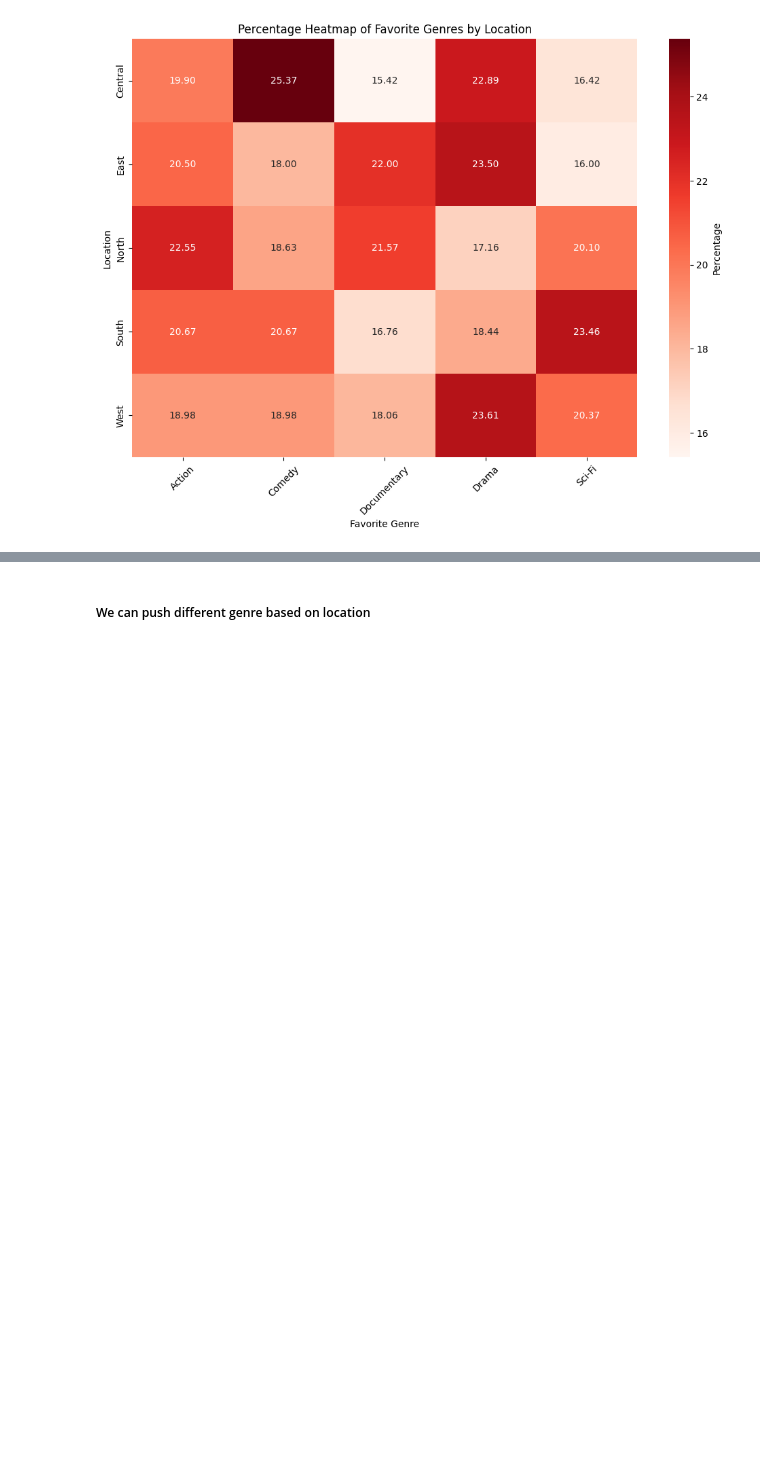
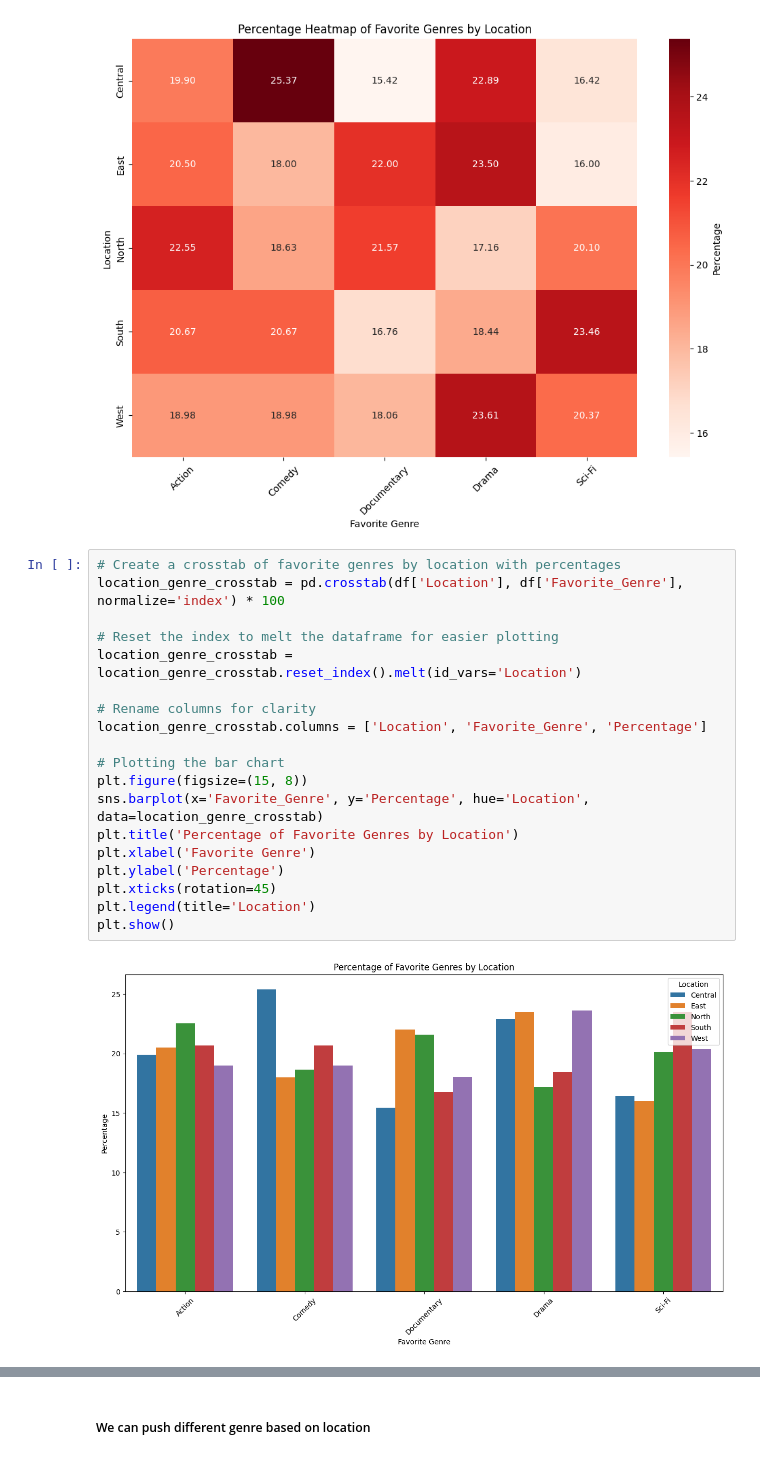
Before and after one commit to richard2323233/schulich_data_science, a Jupyter notebook: assignment 1.ipynb, the cells around one changed output, grey strips where cells are left out. Cells and saved outputs as stored; diff of their text form; blank space fills up the shorter version.

```diff
--- a/assignment 1.ipynb
+++ b/assignment 1.ipynb
@@ -539,3 +554,24 @@ plt.xticks(rotation=45)
 plt.show()
 # %% [output]
 [figure]
+# %%
+# Create a crosstab of favorite genres by location with percentages
+location_genre_crosstab = pd.crosstab(df['Location'], df['Favorite_Genre'], normalize='index') * 100
+
+# Reset the index to melt the dataframe for easier plotting
+location_genre_crosstab = location_genre_crosstab.reset_index().melt(id_vars='Location')
+
+# Rename columns for clarity
+location_genre_crosstab.columns = ['Location', 'Favorite_Genre', 'Percentage']
+
+# Plotting the bar chart
+plt.figure(figsize=(15, 8))
+sns.barplot(x='Favorite_Genre', y='Percentage', hue='Location', data=location_genre_crosstab)
+plt.title('Percentage of Favorite Genres by Location')
+plt.xlabel('Favorite Genre')
+plt.ylabel('Percentage')
+plt.xticks(rotation=45)
+plt.legend(title='Location')
+plt.show()
+# %% [output]
+[figure, added]
```
Also changed, not shown: parts of 21 cells of this notebook.
